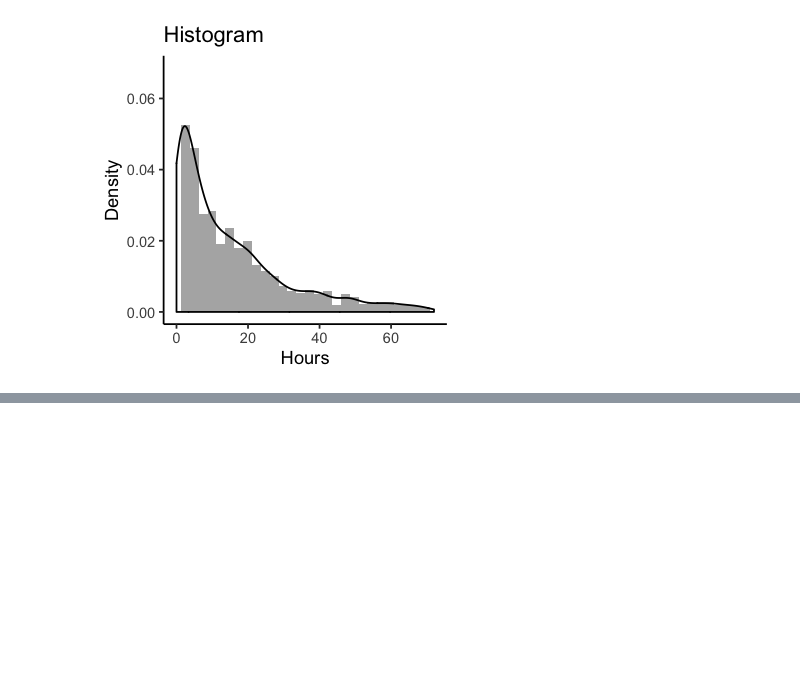
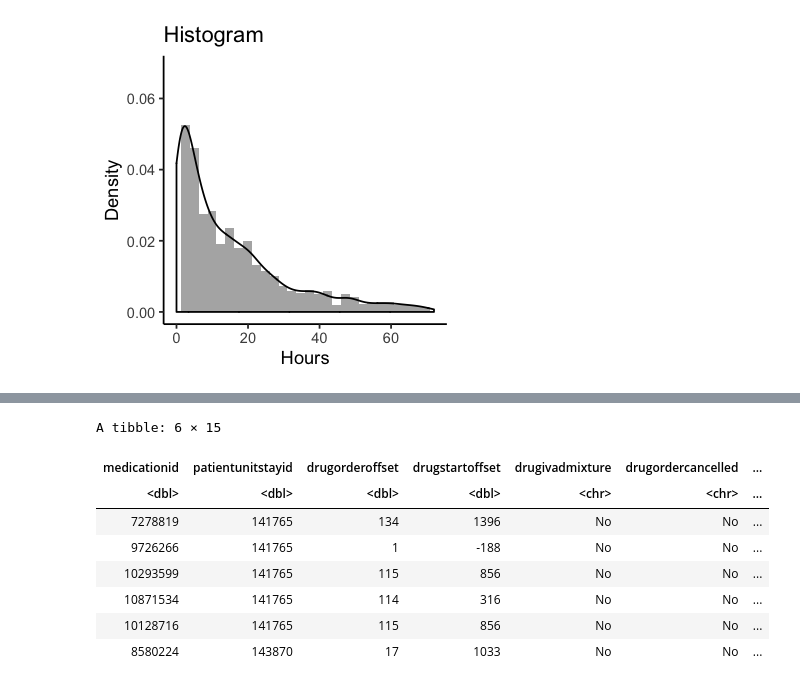
Before and after one commit to ruoyijiang/general, a Jupyter notebook: notebooks/R_Extravasation.ipynb, the cells around one changed output, grey strips where cells are left out. Cells and saved outputs as stored; diff of their text form; code cells hidden in the pictures; blank space fills up the shorter version.

```diff
--- a/notebooks/R_Extravasation.ipynb
+++ b/notebooks/R_Extravasation.ipynb
@@ -155,0 +160,2 @@ Warning message:
+# %%
+eicu_medications <- read_csv(file.path(EICU_DIR, "medication.csv.gz"))
@@ -155,0 +180,12 @@ Warning message:
+# %%
+head(eicu_medications)
+# %% [output]
+A tibble: 6 × 15
+| medicationid | patientunitstayid | drugorderoffset | drugstartoffset | drugivadmixture | drugordercancelled | ... |
+| <dbl> | <dbl> | <dbl> | <dbl> | <chr> | <chr> | ... |
+| 7278819 | 141765 | 134 | 1396 | No | No | ... |
+| 9726266 | 141765 | 1 | -188 | No | No | ... |
+| 10293599 | 141765 | 115 | 856 | No | No | ... |
+| 10871534 | 141765 | 114 | 316 | No | No | ... |
+| 10128716 | 141765 | 115 | 856 | No | No | ... |
+| 8580224 | 143870 | 17 | 1033 | No | No | ... |
```
Also changed, not shown: parts of 9 cells of this notebook, 1 other file.
